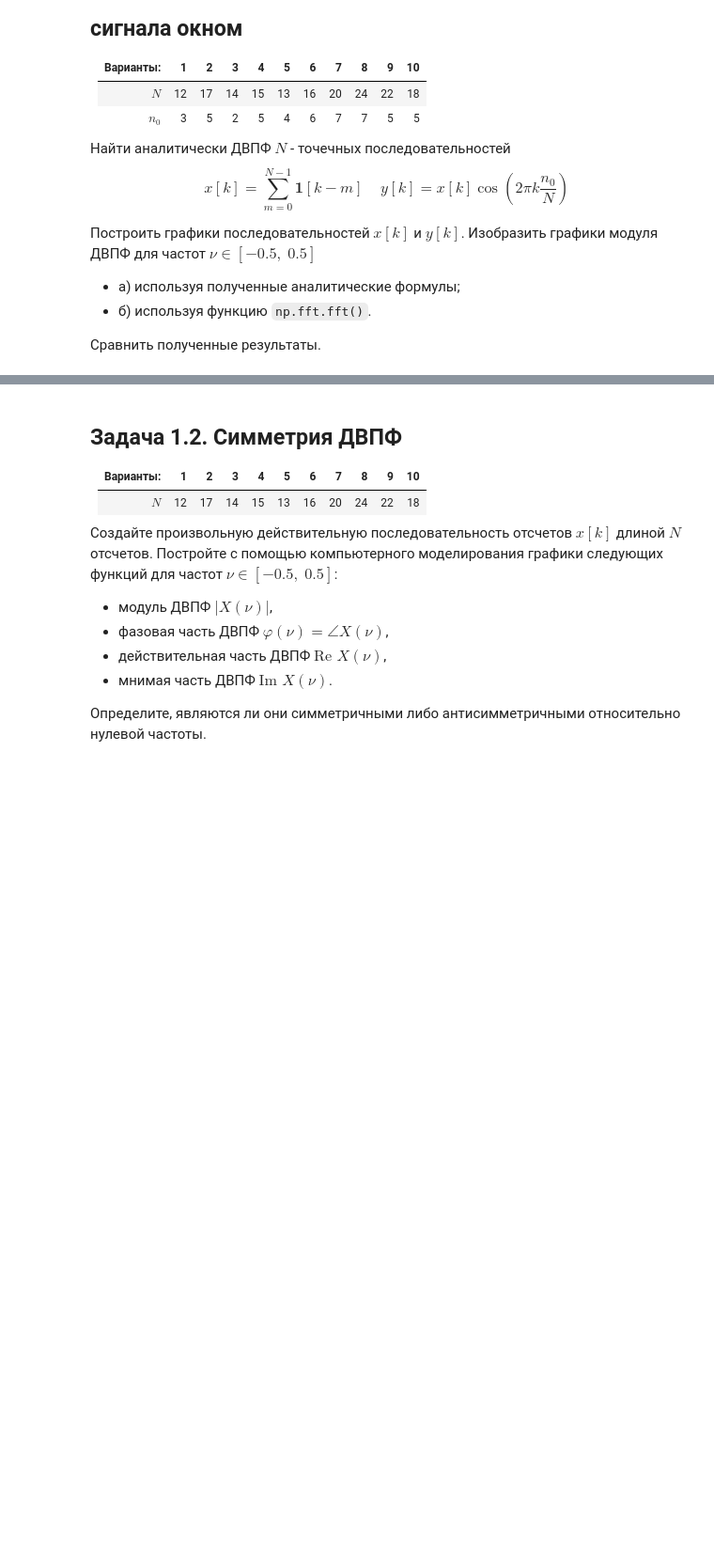
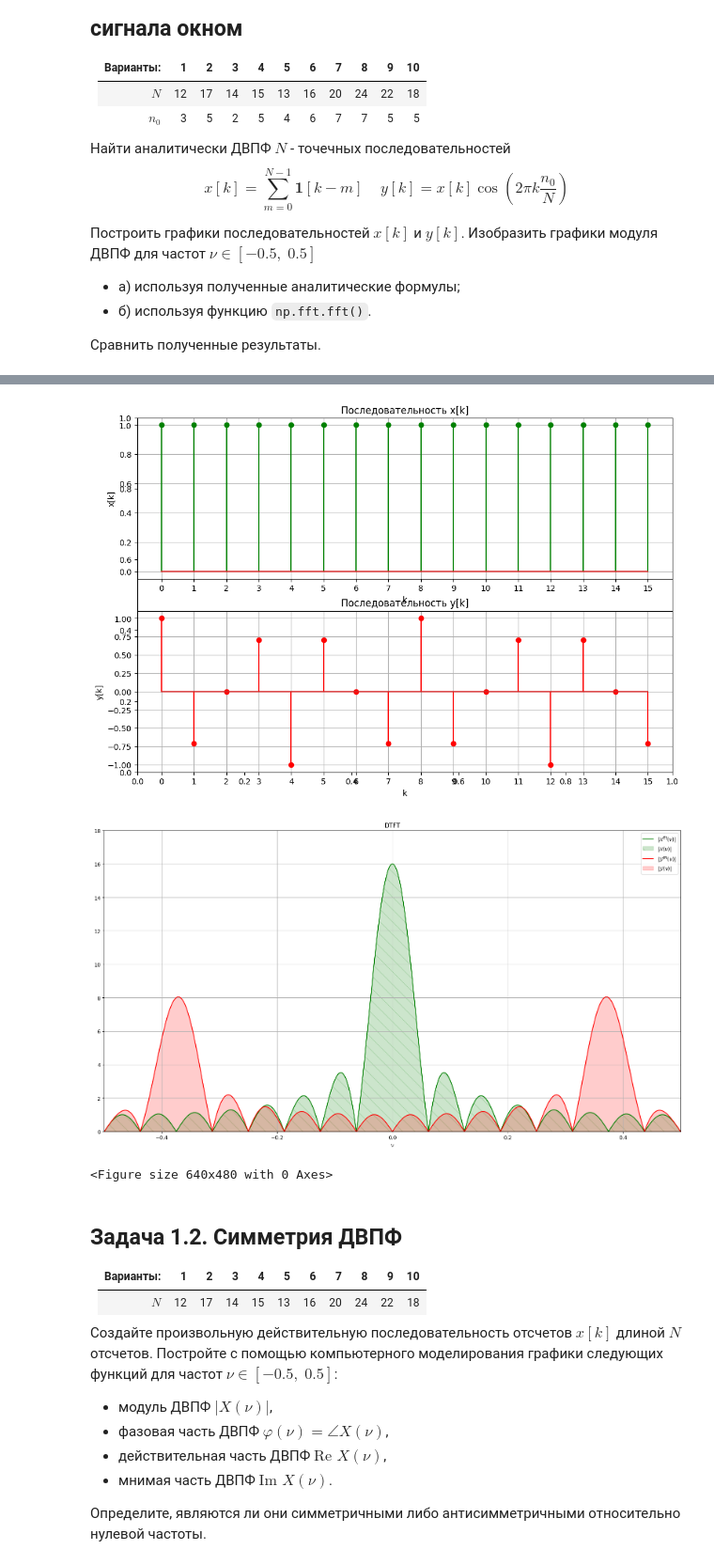
Before and after one commit to dementev-dv/DSP, a Jupyter notebook: Lab1_DFT.ipynb, the cells around one changed output, grey strips where cells are left out. Shown at 94% size. Drawn from its saved outputs; the diff is of its cells as text; code cells hidden in the pictures; blank space fills up the shorter version.

```diff
--- a/Lab1_DFT.ipynb
+++ b/Lab1_DFT.ipynb
@@ -82,3 +41,70 @@ plt.show()
+# %%
+import numpy as np
+import matplotlib.pyplot as plt
+
+#Variant 6
+N = 16
+n0 = 6
+
+k = np.arange(N)
+
+x = np.ones(N) # N rectangle
+y = x * np.cos(2 * np.pi * k * n0 / N) # x[k] * cos
+
+fig, ax = plt.subplots(figsize = (12,8))
+
+plt.subplot(211)
+ml, sl, bl = plt.stem(k, x, 'g')
+plt.xticks(k)
+plt.title("Последовательность x[k]")
+plt.xlabel("k")
+plt.ylabel("x[k]")
+plt.grid()
+
+plt.subplot(212)
+ml, sl, bl = plt.stem(k, y, 'r')
+plt.xticks(k)
+plt.title("Последовательность y[k]")
+plt.xlabel("k")
+plt.ylabel("y[k]")
+plt.grid()
+
+fig, ax = plt.subplots(figsize=(16,9))
+
+def DTFT_abs(x, M = 2**13):
+    return (-0.5+(np.arange(M)/M),
+            abs(np.fft.fftshift(np.fft.fft(x, M))))
+
+def X(tick):
+    return abs(np.sin(N*np.pi*tick)/np.sin(np.pi*tick))
+
+def Y(tick):
+    nu_0 = n0/N
+    return abs(0.5 * np.exp(-1j * np.pi * (N-1) * (tick - nu_0)) * np.sin(N*np.pi*(tick - nu_0))/np.sin(np.pi*(tick - nu_0)) +
+               0.5 * np.exp(-1j * np.pi * (N-1) * (tick + nu_0)) * np.sin(N*np.pi*(tick + nu_0))/np.sin(np.pi*(tick + nu_0)))
+
+nu = np.linspace(-0.7, 0.7, 2**10)
+plt.plot(DTFT_abs(x)[0], DTFT_abs(x)[1], color = 'green', label = '$|\mathcal{X}^{\\text{fft}}(\\nu)|$')
+plt.fill_between(nu, X(nu), color = 'green', alpha = 0.2, label = '$|\mathcal{X}(\\nu)|$', hatch = '\\')
+plt.plot(DTFT_abs(y)[0], DTFT_abs(y)[1], color = 'red', label = '$|\mathcal{Y}^{\\text{fft}}(\\nu)|$')
+plt.fill_between(nu, Y(nu), color = 'red', alpha = 0.2, label = '$|\mathcal{Y}(\\nu)|$')
+plt.xlim(-0.5, 0.5)
+plt.ylim(0, N+2)
+
+plt.legend()
+plt.title('DTFT')
+plt.xlabel('$\\nu$')
+plt.grid()
+
+plt.tight_layout()
+plt.show()
+
+plt.tight_layout()
+plt.show()
+# %% [output]
+[figure, added]
+[figure, added]
+<Figure size 640x480 with 0 Axes>
 # %% [markdown]
 ## Задача 1.2. Симметрия ДВПФ
 
```
Also changed, not shown: parts of 10 cells of this notebook.
